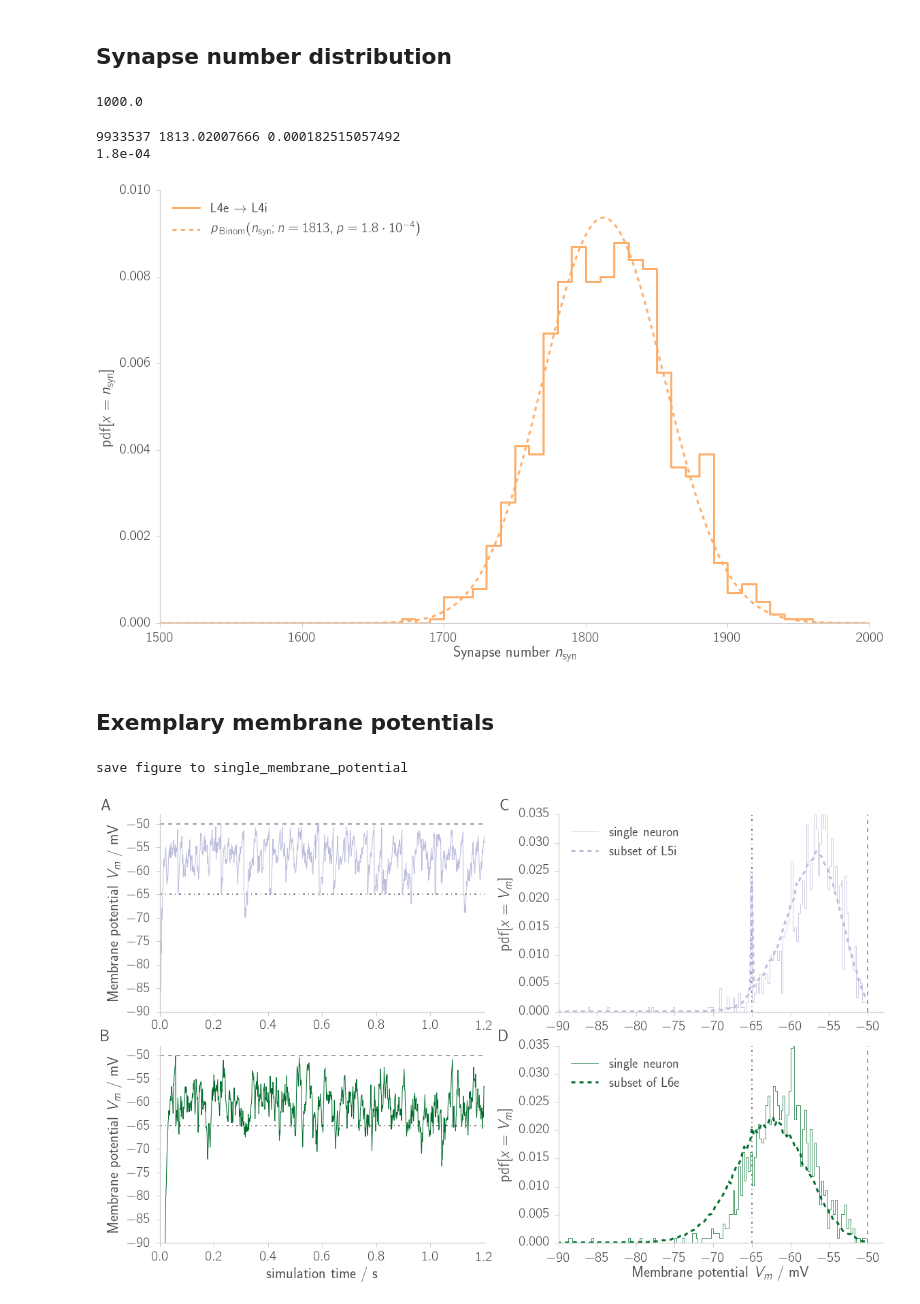
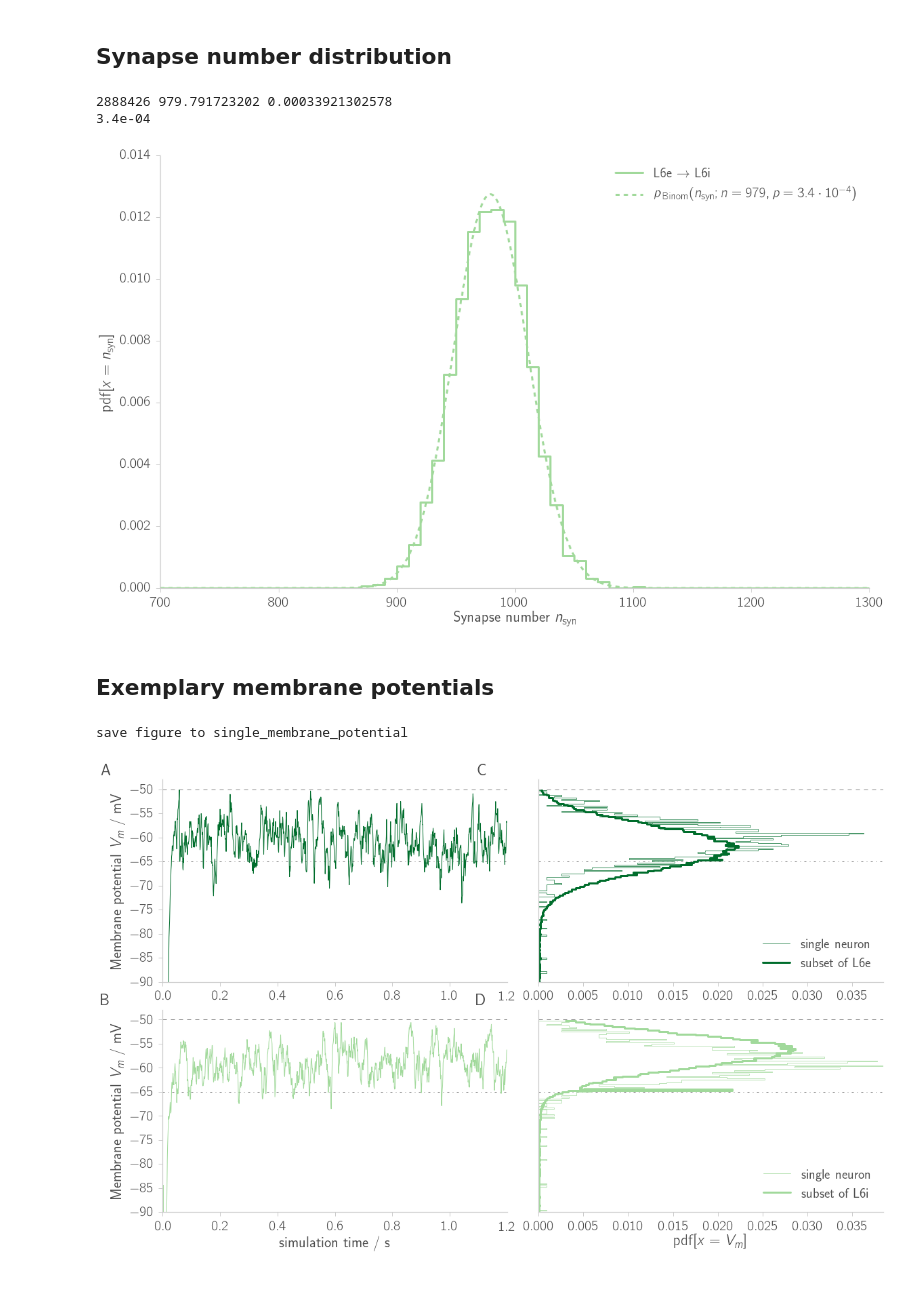
Before and after one commit to frschu/microcircuit, a Jupyter notebook: analysis/model_validation.ipynb, the cells around one changed output. Cells and saved outputs as stored; diff of their text form; code cells hidden in the pictures.

```diff
--- a/analysis/model_validation.ipynb
+++ b/analysis/model_validation.ipynb
@@ -163,18 +173,14 @@ total_synapses,  total_input
 # %% [markdown]
 ## Synapse number distribution
-# %%
-np.sum(syn_hist)
-# %% [output]
-1000.0
 # %%
 # Model
 model = model_class.model()
 label_populations = hf.rlbl(model.populations)
 
 # Pre and postsynaptic population
-target_id = 3
+target_id = 7
 target    = model.populations[target_id]
-source_id = 2
+source_id = 6
 source    = model.populations[source_id]
 
 # Data
@@ -188,12 +194,10 @@ with h5py.File(path_data_file, "r") as data_file:
     n_neurons = data_file.attrs["n_neurons"]#[target_id]
     bins = np.arange(0, hist_max, bin_size)
     n_bins_hist = int(hist_max / bin_size)
-    syn_hist = np.zeros(n_bins_hist)
-    syn_hist[1:] = data_file[target + "/" + source][:-1]
-    syn_hist[0] = syn_hist[1]
+    syn_hist = hf.adjust_steps(data_file[target + "/" + source][:])
 
 # Plot range
-xlim = (1500, 2000)
+xlim = (700, 1300)
 
 # Theory: binomial distribution
 n_total = model.C_ab
@@ -214,7 +218,7 @@ syn_theo = binom.pmf(bins_theo, n, p)
 # Plotting
 fig = plt.figure()
 ax = hf.add_subplot(fig, n_rows_cols=(1, 1), index_row_col=(0, 0), rowspan=1, colspan=1)
-ax.plot(bins, syn_hist / (n_neurons * bin_size) , # normalized
+ax.plot(bins, syn_hist / (n_neurons[target_id] * bin_size) , # normalized
         linewidth=3., color=colors[target_id], drawstyle="steps", label=source + " $\\to$ " + target)
 ax.plot(bins_theo, syn_theo , # normalized
         "--", linewidth=3., color=colors[target_id],
@@ -232,9 +236,9 @@ if save_fig:
 print(n, k_mean, p)
 print("%.1e"%p)
 # %% [output]
-9933537 1813.02007666 0.000182515057492
-1.8e-04
+2888426 979.791723202 0.00033921302578
+3.4e-04
-[figure, old version]
+[figure, new version]
 # %% [markdown]
 ## Exemplary membrane potentials
 # %%
@@ -287,69 +291,76 @@ for i, population in enumerate(populations):
     # specific neuron to plot from (j < 10)
     j = 0
 
+    # Choose populations to plot from
+    pop1, pop2 = (6, 7)
+
     # two plots each
-    if i==5:
+    if i==pop1:
         ax_mpot = ax0
         ax_pdf  = ax2
-    if i==6:
+    if i==pop2:
         ax_mpot = ax1
         ax_pdf  = ax3
 
-    if i==5 or i==6:
+    if i==pop1 or i==pop2:
         # single membrane potential over time
         volt_single = volt_plot[i][j]
         ax_mpot.plot(times_volt, volt_single,
-                     '-', color=colors[i], linewidth=1, label=hf.rlbl(population))
+                     '-', color=colors[i], linewidth=1., label=hf.rlbl(population))
         # single histogram
         single_hist_normed = volt_histo_single[i, j] / np.sum(volt_histo_single[i, j])
-        ax_pdf.plot(bin_edges[:-1], single_hist_normed,
-                    linewidth=1, color=colors[i], alpha=0.7, drawstyle="steps",
+        single_hist_normed = hf.adjust_steps(single_hist_normed)
+        ax_pdf.plot(single_hist_normed, bin_edges[:-1],
+                    linewidth=1., color=colors[i], alpha=0.7, drawstyle="steps",
                     label="single neuron")
         # mean
         hist_normed = volt_histo_means[i] / np.sum(volt_histo_means[i])
-        ax_pdf.plot(bin_edges[:-1], hist_normed,
-                    "--", linewidth=3., color=colors[i],
+        hist_normed = hf.adjust_steps(hist_normed)
+        ax_pdf.plot(hist_normed, bin_edges[:-1],
+                    "-", linewidth=3., color=colors[i], drawstyle="steps",
                     label="subset of " + hf.rlbl(population))
 
 
 # Threshold and rest potential
 y_max_histo = 0.035
 model           = model_class.model()
 xlim = np.array([t_min_volt, t_max_volt]) # s
 
 for ax in [ax0, ax1]:
     ax.plot([0, times_volt[-1] + 1], [model.E_L + model.theta]*2,
-             "--", linewidth=1.5, color="gray", zorder=0 )#, label="$\\theta$")
+             "--", linewidth=1., color="gray", zorder=0 )#, label="$\\theta$")
     ax.plot([0, times_volt[-1] + 1], [model.E_L]*2,
-            "-.", linewidth=2, color="gray", zorder=0 )#, label="$E_L$")
+            "-.", linewidth=1., color="gray", zorder=0 )#, label="$E_L$")
 
     ax.set_ylabel('Membrane potential $V_m$ / mV')
     ax.set_xlim(*xlim)
     ax.set_ylim(-90, V_max + 2)
     #ax.legend(loc=0)
 ax1.set_xlabel('simulation time / s')
 
 # Histogram
 for ax in [ax2, ax3]:
-    ax.plot([model.E_L + model.theta]*2, [0, y_max_histo],
-             "--", linewidth=1.5, color="gray", zorder=0 )#, label="$\\theta$")
-    ax.plot([model.E_L]*2, [0, y_max_histo],
-             "-.", linewidth=2., color="gray", zorder=0 )#, label="$E_L$")
-    ax.set_ylabel('$\mathrm{pdf}[x = V_m]$')
-    ax.set_xlim(-90, V_max + 2)
-    ax.set_ylim(0, y_max_histo)
+    ax.plot([0, y_max_histo*1.1], [model.E_L + model.theta]*2,
+             "--", linewidth=1., color="gray", zorder=0 )#, label="$\\theta$")
+    ax.plot([0, y_max_histo*1.1], [model.E_L]*2,
+             "-.", linewidth=1., color="gray", zorder=0 )#, label="$E_L$")
+
+    ax.set_ylim(-90, V_max + 2)
+    ax.set_xlim(0, y_max_histo*1.1)
+    ax.set_yticks([])
     ax.legend(loc=0)
-ax3.set_xlabel('Membrane potential $V_m$ / mV')
+ax3.set_xlabel('$\mathrm{pdf}[x = V_m]$')
+#ax3.set_xlabel('Membrane potential $V_m$ / mV')
 
 plot_labels = list('ABCD')
 for ax, plot_label in zip(fig.axes, plot_labels):
     style.fixticks(ax)
     ax.text(-0.15, 1.08, plot_label, transform=ax.transAxes,
             fontsize=style.fontsize_labels_title, fontweight='bold', va='top', ha='right')
 
 fig_name = "single_membrane_potential"
 if save_fig:
     hf.saving_fig(fig, figure_path, fig_name)
 # %% [output]
 save figure to single_membrane_potential
-[figure, old version]
+[figure, new version]
```
Also changed, not shown: parts of 4 cells of this notebook, 21 other files.
